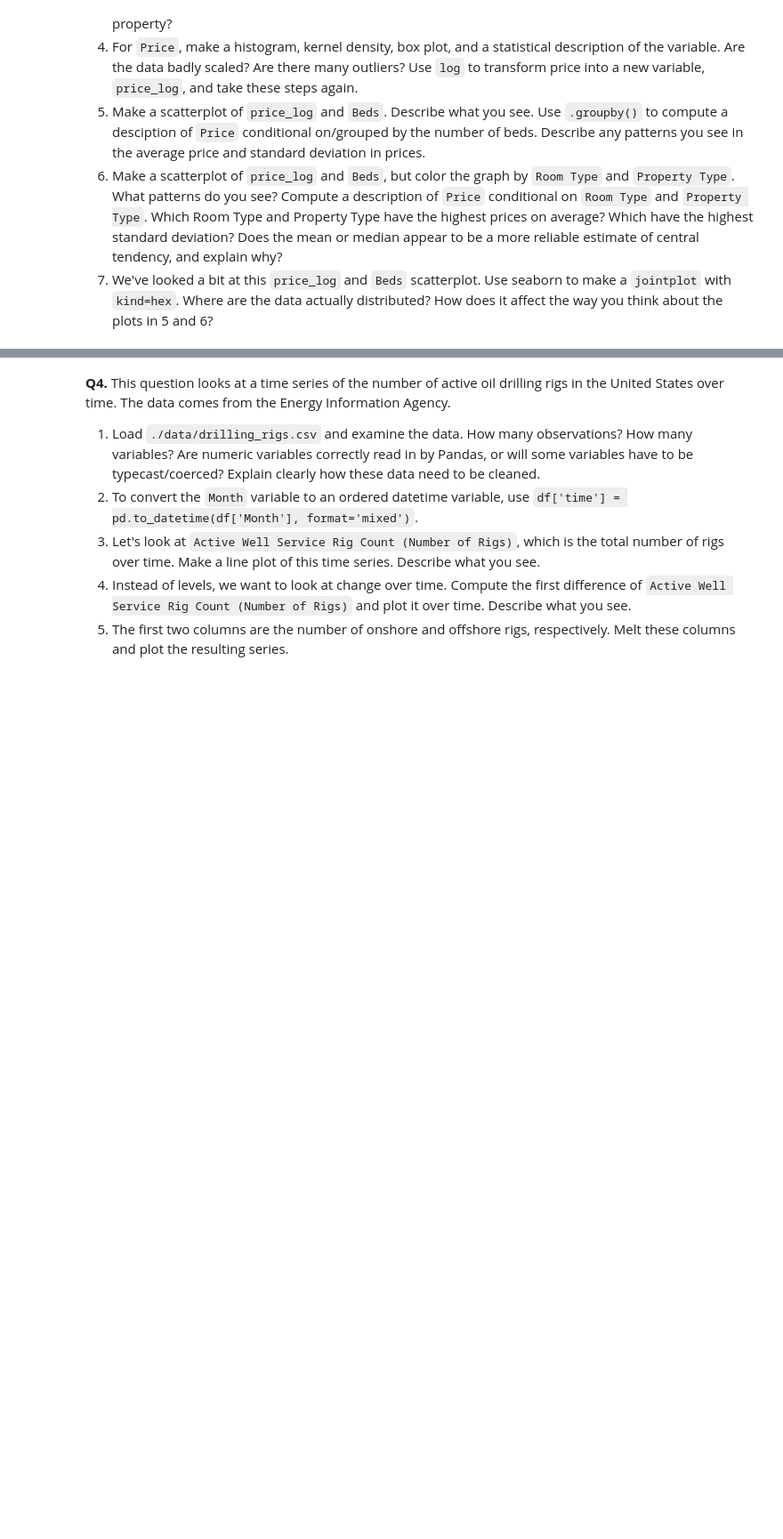
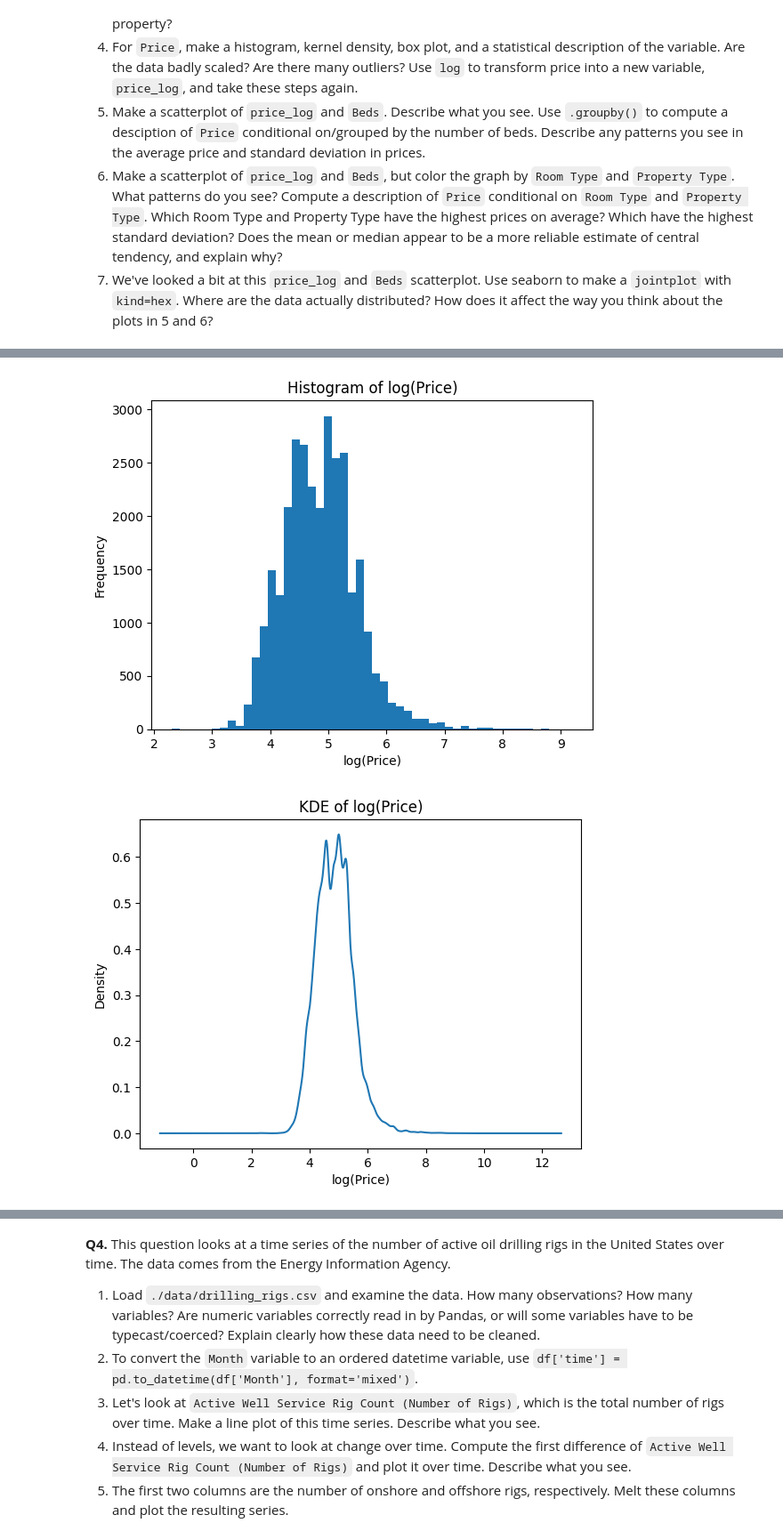
Before and after one commit to ananya-balach/unit3EDA, a Jupyter notebook: assignment/assignment.ipynb, the cells around one changed output, grey strips where cells are left out. Shown at 89% size. Saved outputs shown, nothing was run; the diff lists cells and outputs as text; code cells hidden in the pictures; blank space fills up the shorter version.

```diff
--- a/assignment/assignment.ipynb
+++ b/assignment/assignment.ipynb
@@ -233,0 +305,24 @@ The top giftors are listed above!
+# %%
+df['price_log'] = np.log(df['Price'])
+
+plt.figure()
+plt.hist(df['price_log'], bins=50)
+plt.xlabel('log(Price)')
+plt.ylabel('Frequency')
+plt.title('Histogram of log(Price)')
+plt.show()
+
+plt.figure()
+df['price_log'].plot(kind='kde')
+plt.xlabel('log(Price)')
+plt.title('KDE of log(Price)')
+plt.show()
+
+plt.figure()
+plt.boxplot(df['price_log'], vert=False)
+plt.xlabel('log(Price)')
+plt.title('Boxplot of log(Price)')
+plt.show()
+# %% [output]
+[figure, added]
+[figure, added]
```
Also changed, not shown: parts of 17 cells of this notebook.
